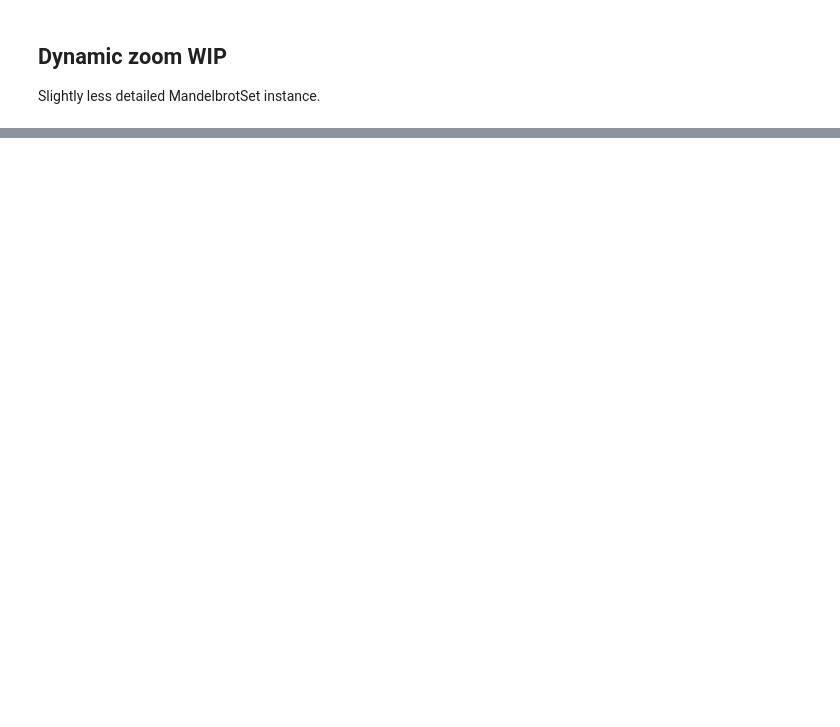
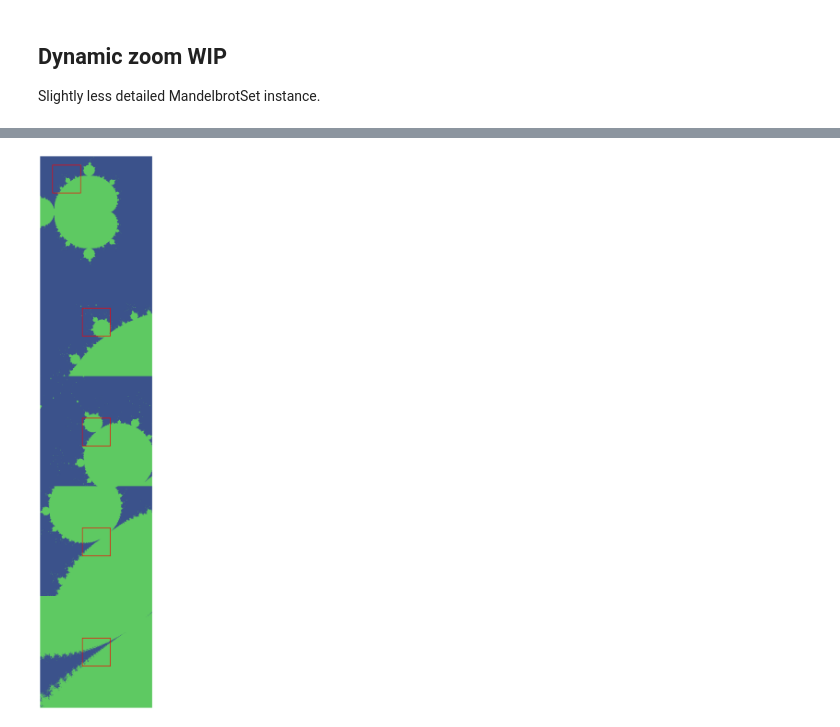
Before and after one commit to magnushelliesen/mandelbrot-set-calculator, a Jupyter notebook: notebooks/test_mandelbrot_calculator.ipynb, the cells around one changed output, grey strips where cells are left out. Saved outputs shown, nothing was run; the diff lists cells and outputs as text; code cells hidden in the pictures; blank space fills up the shorter version.

```diff
--- a/notebooks/test_mandelbrot_calculator.ipynb
+++ b/notebooks/test_mandelbrot_calculator.ipynb
@@ -47,4 +44,4 @@ plt.show()
 
 Slightly less detailed MandelbrotSet instance.
 # %%
-ms = MandelbrotSet(1000, 2000)
+ms = MandelbrotSet(2000, 1000)
@@ -128,0 +48,45 @@ plt.show()
+# %%
+@dataclass
+class Range:
+    re_min: float
+    re_max: float
+    im_min: float
+    im_max: float
+
+def add_plot_to_ax(ax: plt.Axes, range: Range, new_range: Range) -> None:
+    grid = ms.make_grid(range.re_min, range.re_max, range.im_min, range.im_max)
+    ax.contourf(grid, extent=(range.re_min, range.re_max, range.im_min, range.im_max))
+    ax.set_aspect('equal')
+    ax.axis('off')
+    plt.tight_layout(pad=0)
+
+    rect = Rectangle(
+        (new_range.re_min,new_range.im_min),
+        new_range.re_max-new_range.re_min,
+        new_range.im_max-new_range.im_min,
+        linewidth=2,
+        edgecolor='red',
+        facecolor='none'
+    )
+    ax.add_patch(rect)
+# %%
+fig, axs = plt.subplots(nrows=10, figsize=(5, 50))
+
+range = Range(-1, 1, -1, 1)
+new_range = Range(-0.78, -0.78+0.5, 0.3425, 0.3425+0.5)
+
+add_plot_to_ax(axs[0], range, new_range)
+
+for ax in axs[1:]:
+    range = Range(**new_range.__dict__)
+    new_range = Range(
+        (range.re_min + range.re_max)/2 - (range.re_max - range.re_min)/8,
+        (range.re_min + range.re_max)/2 + (range.re_max - range.re_min)/8,
+        (range.im_min + range.im_max)/2 - (range.im_max - range.im_min)/8,
+        (range.im_min + range.im_max)/2 + (range.im_max - range.im_min)/8
+    )
+    add_plot_to_ax(ax, range, new_range)
+
+plt.show()
+# %% [output]
+[figure, added]
```
Also changed, not shown: parts of 6 cells of this notebook.
